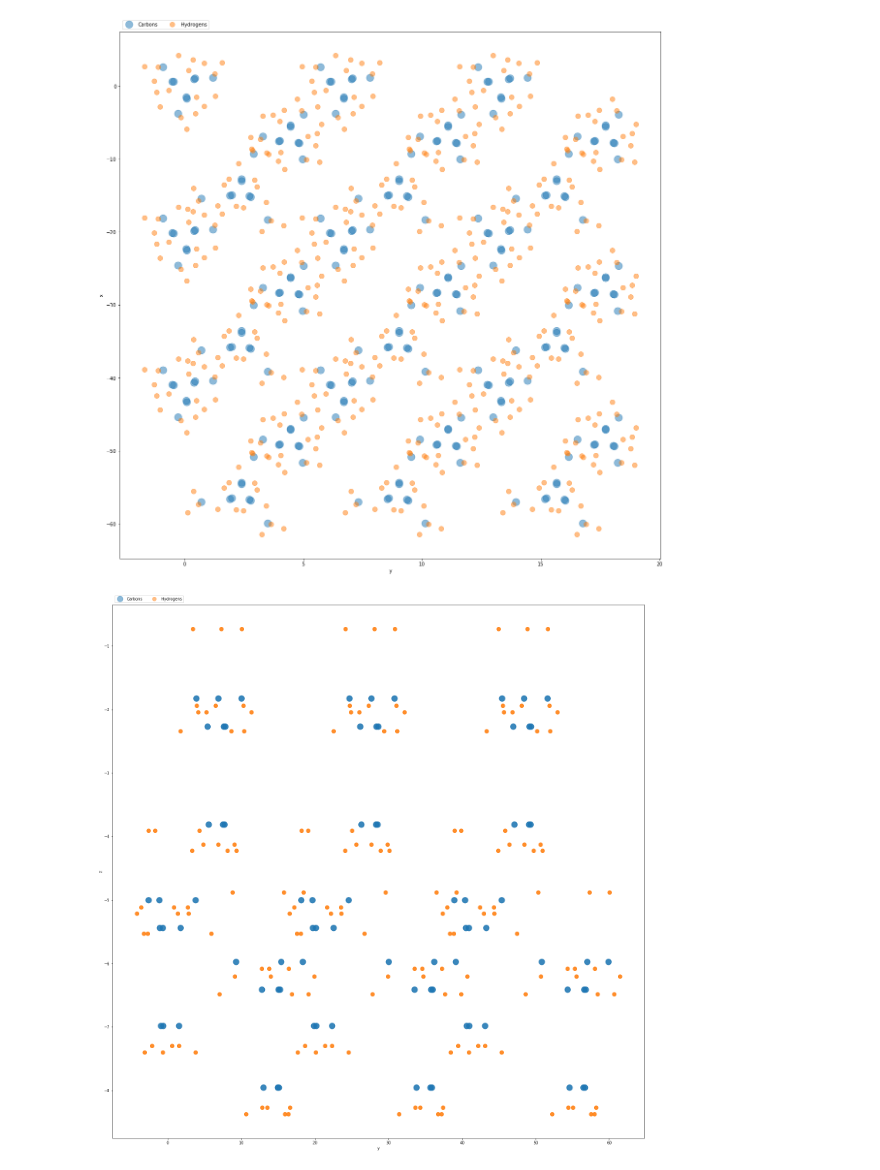
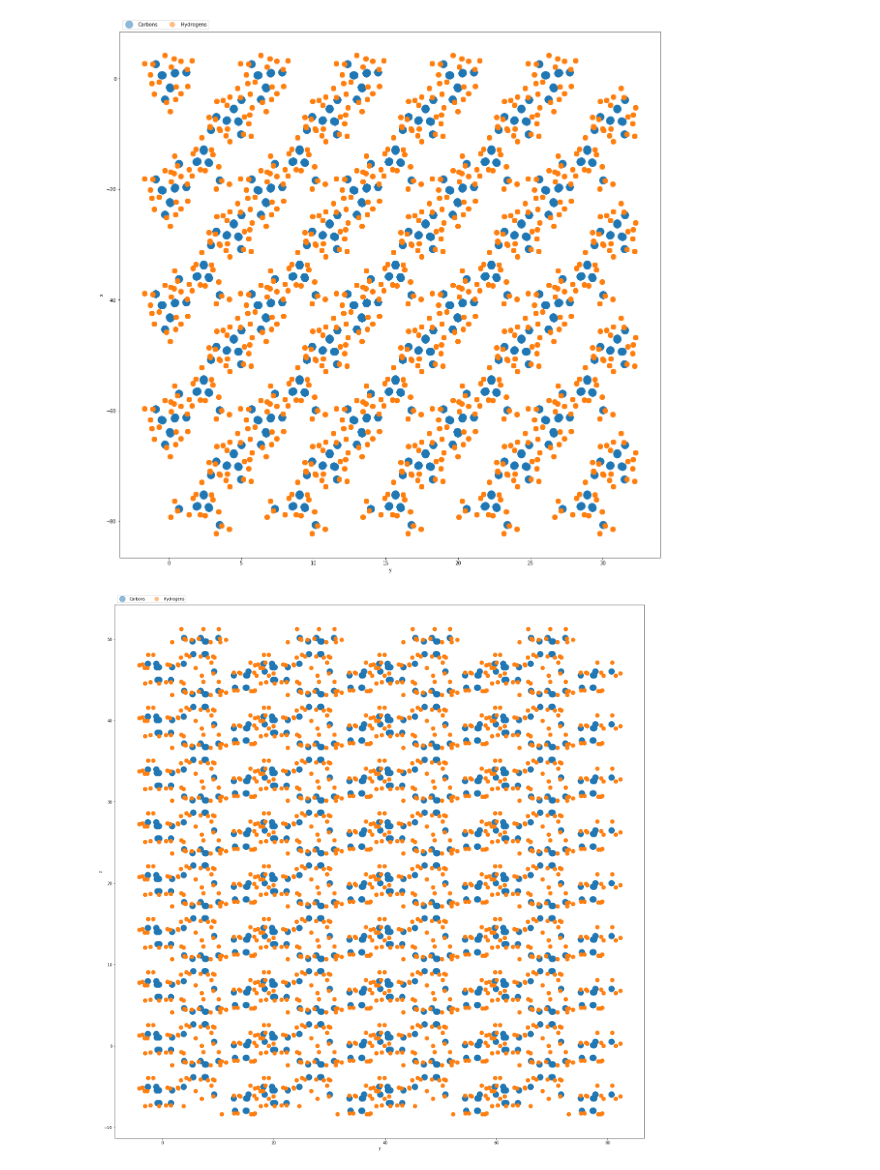
Before and after one commit to Omid-Eghlidos/Systematic-coarse-graining, a Jupyter notebook: Beta-iPP-Crystal-Generator.ipynb, the cells around one changed output. Drawn from its saved outputs; the diff is of its cells as text; code cells hidden in the pictures.

```diff
--- a/Beta-iPP-Crystal-Generator.ipynb
+++ b/Beta-iPP-Crystal-Generator.ipynb
@@ -3,8 +3,8 @@ import numpy
 import math
 from matplotlib import pyplot
 
-''' Atomistic fractional coordinates for the P31_21 Model
-(from D.R Ferro et. al. 1998)'''
+''' Energy calculation for iPP: A contribution to clarify the beta crystalline structure
+Atomistic fractional coordinates for the P31_21 Model (from D.R Ferro et. al. 1998)'''
 
 
 '''
@@ -205,36 +205,38 @@ def plot_unit_cell(CC, HH, HC):
     pyplot.ylabel('z')
     pyplot.legend(ncol=4, bbox_to_anchor=(0,1), loc='lower left')
     pyplot.tight_layout()
 
 
 plot_unit_cell(C, H, HC)
 
 
 def plot_crystal(C, H):
 
     fig1 = pyplot.figure(figsize = (20,20))
     aC1 = pyplot.plot(C[:,0], -C[:,1],'.', ms=30, alpha=0.5, label='Carbons')
     aH1 = pyplot.plot(H[:,0], -H[:,1],'.', ms=20, alpha=0.5, label='Hydrogens')
     pyplot.xlabel('y')
     pyplot.ylabel('x')
     pyplot.legend(ncol=4, bbox_to_anchor=(0,1), loc='lower left')
 
     fig2 = pyplot.figure(figsize = (20,20))
     aC2 = pyplot.plot(C[:,1], C[:,2],'.', ms=30, alpha=0.5, label='Carbons')
     aH2 = pyplot.plot(H[:,1], H[:,2],'.', ms=20, alpha=0.5, label='Hydrogens')
     pyplot.xlabel('y')
     pyplot.ylabel('z')
     pyplot.legend(ncol=4, bbox_to_anchor=(0,1), loc='lower left')
     pyplot.tight_layout()
 
 
-CC, HH = crystal(3,3,1)
-#print(CC)
-#print(HH)
+a = 5
+b = 4
+c = 9
+
+CC, HH = crystal(a,b,c)
 plot_crystal(CC, HH)
 # %% [output]
 [figure]
 [figure]
-[figure, old version]
+[figure, new version]
-[figure, old version]
+[figure, new version]
 # %%
```
Also changed, not shown: parts of 2 cells of this notebook, 11 other files.
